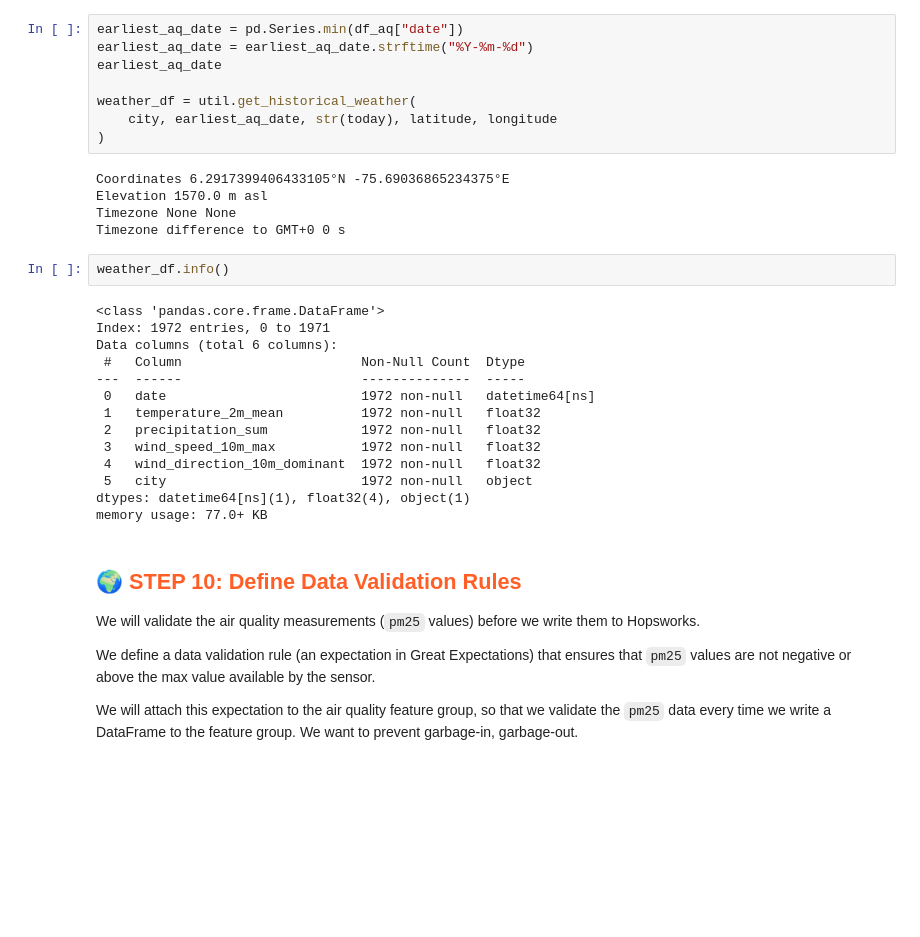
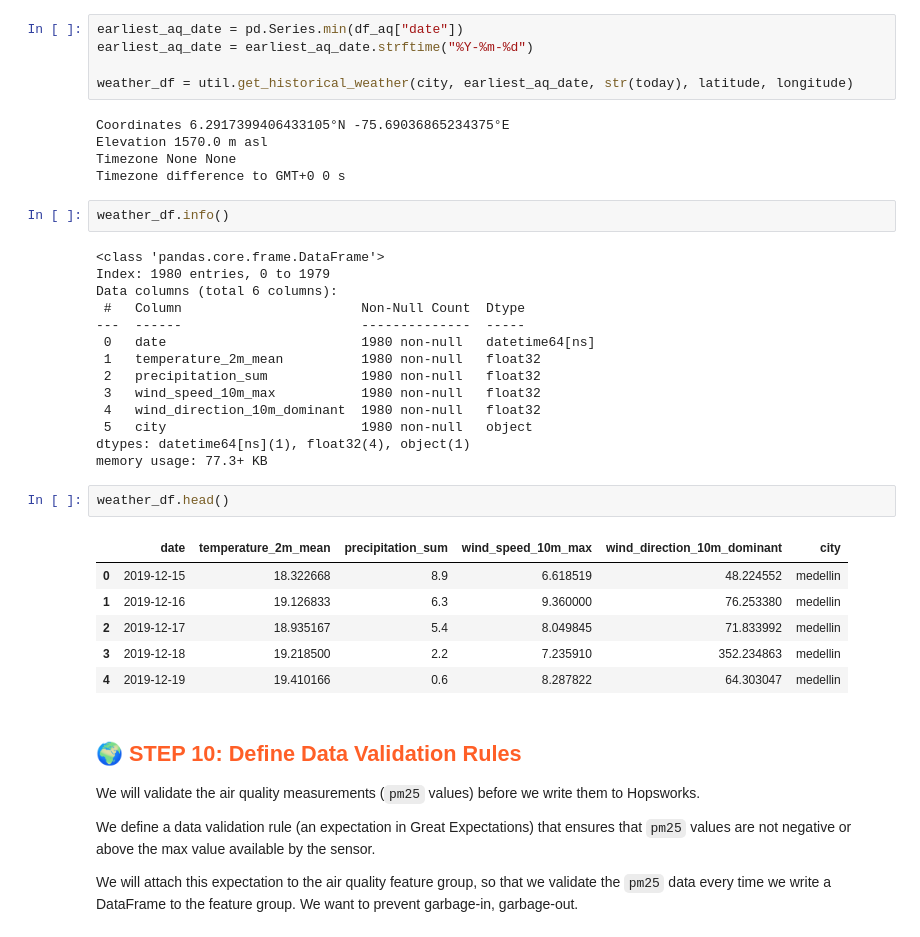
Before and after one commit to JoseRZapata/air-quality-fti, a Jupyter notebook: notebooks/1-data/1_air_quality_feature_backfill.ipynb, the cells around one changed output. Saved outputs shown, nothing was run; the diff lists cells and outputs as text; blank space fills up the shorter version.

```diff
--- a/notebooks/1-data/1_air_quality_feature_backfill.ipynb
+++ b/notebooks/1-data/1_air_quality_feature_backfill.ipynb
@@ -335,11 +335,8 @@ The weather features we will download are:
 # %%
 earliest_aq_date = pd.Series.min(df_aq["date"])
 earliest_aq_date = earliest_aq_date.strftime("%Y-%m-%d")
-earliest_aq_date
 
-weather_df = util.get_historical_weather(
-    city, earliest_aq_date, str(today), latitude, longitude
-)
+weather_df = util.get_historical_weather(city, earliest_aq_date, str(today), latitude, longitude)
 # %% [output]
 Coordinates 6.2917399406433105°N -75.69036865234375°E
 Elevation 1570.0 m asl
@@ -349,18 +346,27 @@ Timezone difference to GMT+0 0 s
 weather_df.info()
 # %% [output]
 <class 'pandas.core.frame.DataFrame'>
-Index: 1972 entries, 0 to 1971
+Index: 1980 entries, 0 to 1979
 Data columns (total 6 columns):
  #   Column                       Non-Null Count  Dtype
 ---  ------                       --------------  -----
- 0   date                         1972 non-null   datetime64[ns]
- 1   temperature_2m_mean          1972 non-null   float32
- 2   precipitation_sum            1972 non-null   float32
- 3   wind_speed_10m_max           1972 non-null   float32
- 4   wind_direction_10m_dominant  1972 non-null   float32
- 5   city                         1972 non-null   object
+ 0   date                         1980 non-null   datetime64[ns]
+ 1   temperature_2m_mean          1980 non-null   float32
+ 2   precipitation_sum            1980 non-null   float32
+ 3   wind_speed_10m_max           1980 non-null   float32
+ 4   wind_direction_10m_dominant  1980 non-null   float32
+ 5   city                         1980 non-null   object
 dtypes: datetime64[ns](1), float32(4), object(1)
-memory usage: 77.0+ KB
+memory usage: 77.3+ KB
+# %%
+weather_df.head()
+# %% [output]
+|  | date | temperature_2m_mean | precipitation_sum | wind_speed_10m_max | wind_direction_10m_dominant | city |
+| 0 | 2019-12-15 | 18.322668 | 8.9 | 6.618519 | 48.224552 | medellin |
+| 1 | 2019-12-16 | 19.126833 | 6.3 | 9.360000 | 76.253380 | medellin |
+| 2 | 2019-12-17 | 18.935167 | 5.4 | 8.049845 | 71.833992 | medellin |
+| 3 | 2019-12-18 | 19.218500 | 2.2 | 7.235910 | 352.234863 | medellin |
+| 4 | 2019-12-19 | 19.410166 | 0.6 | 8.287822 | 64.303047 | medellin |
 # %% [markdown]
 ## <span style='color:#ff5f27'> 🌍 STEP 10: Define Data Validation Rules </span>
 
```
Also changed, not shown: parts of 14 cells of this notebook, 1 other file.
